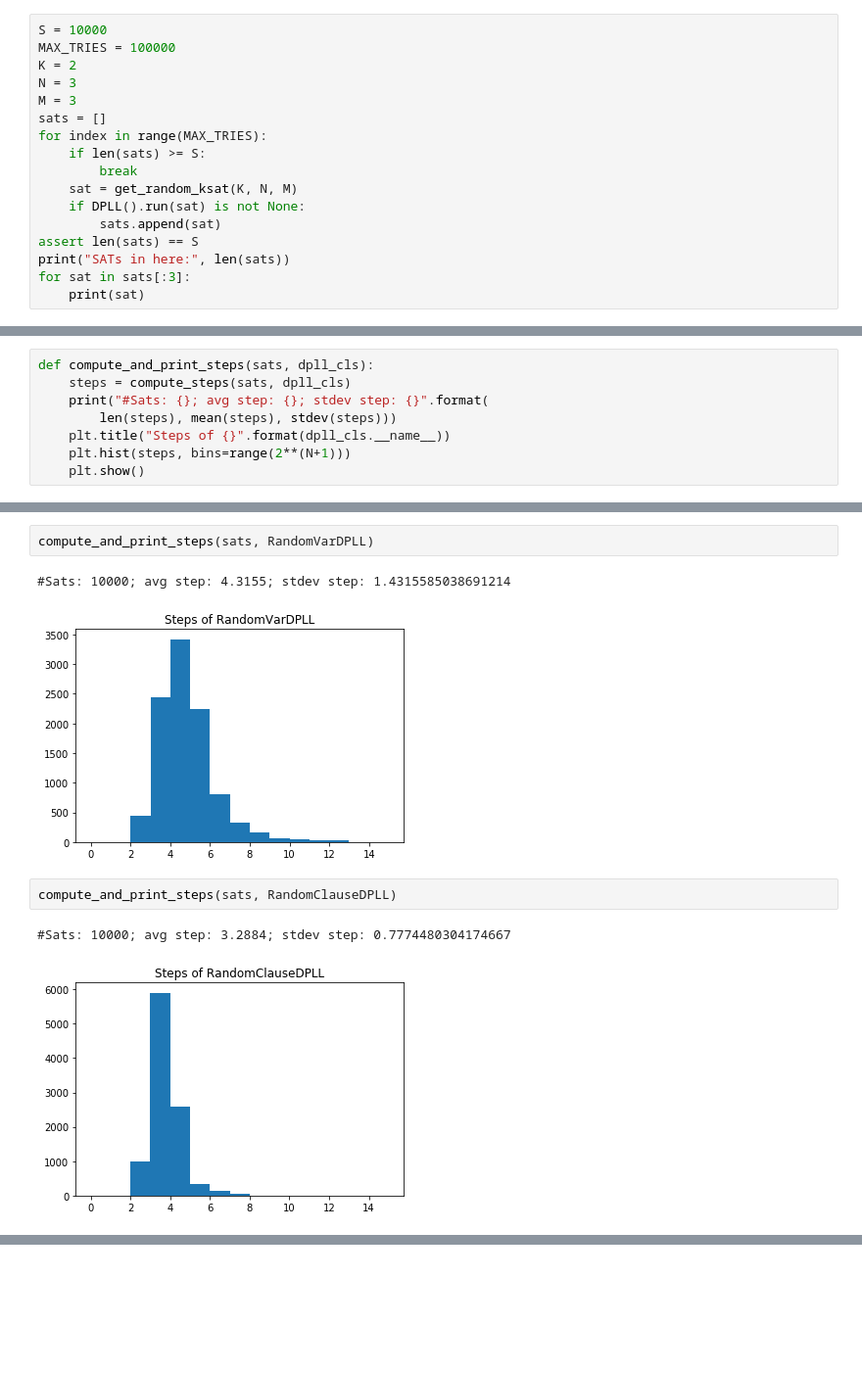
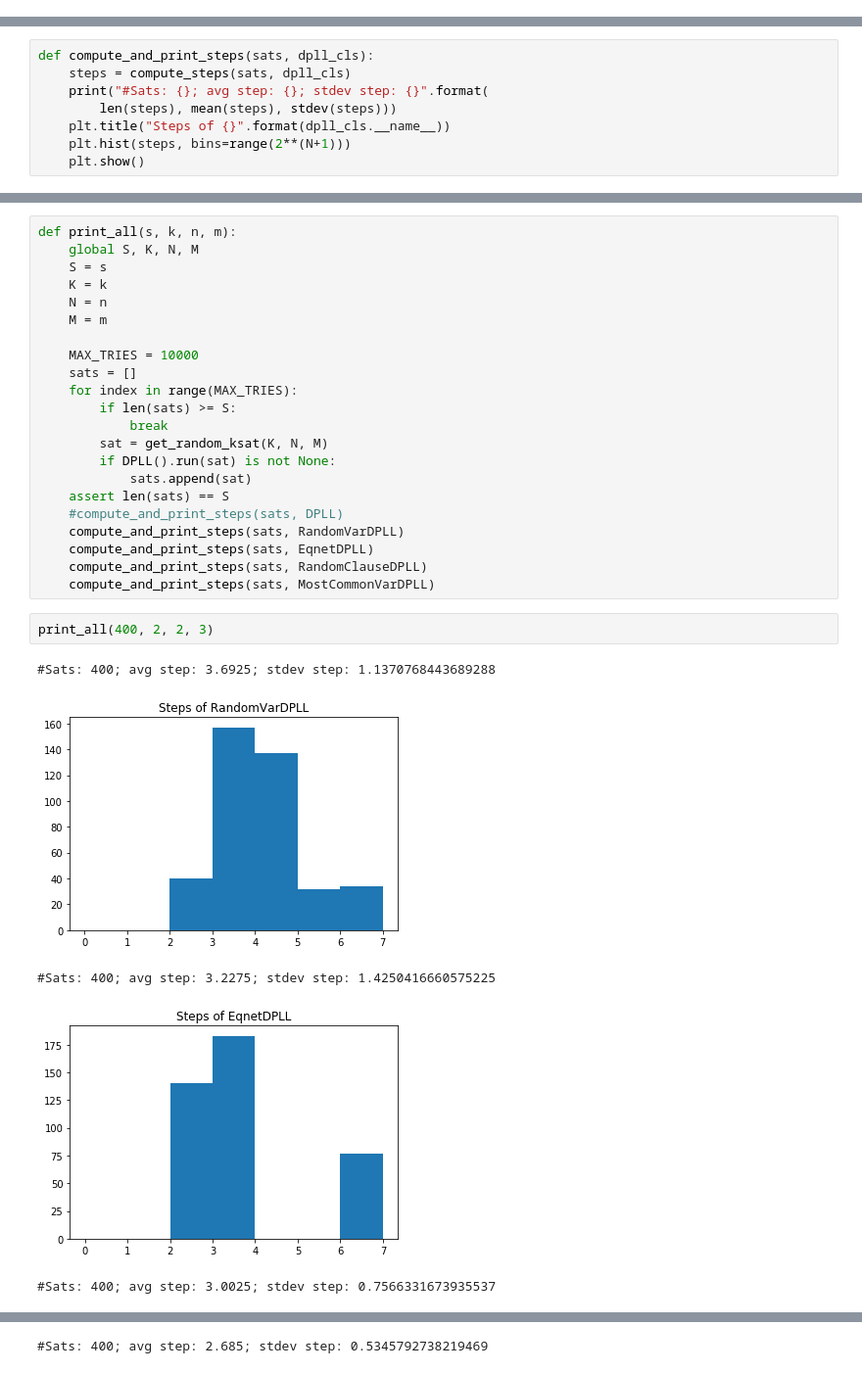
Before and after one commit to mluszczyk/sat-notebooks, a Jupyter notebook: dpll with eqnet etc.ipynb, the cells around one changed output, grey strips where cells are left out. Shown at 98% size. Drawn from its saved outputs; the diff is of its cells as text; blank space fills up the shorter version.

Commit message:
Added DPLL of eqnet and its comparisons to benchmarks

```diff
--- a/dpll with eqnet etc.ipynb
+++ b/dpll with eqnet etc.ipynb
@@ -13,20 +17,3 @@ def compute_steps(sats, dpll_cls):
         assert res is not None
         steps.append(dpll.number_of_runs)
     return steps
-# %%
-S = 10000
-MAX_TRIES = 100000
-K = 2
-N = 3
-M = 3
-sats = []
-for index in range(MAX_TRIES):
-    if len(sats) >= S:
-        break
-    sat = get_random_ksat(K, N, M)
-    if DPLL().run(sat) is not None:
-        sats.append(sat)
-assert len(sats) == S
-print("SATs in here:", len(sats))
-for sat in sats[:3]:
-    print(sat)
@@ -51,10 +28,30 @@ compute_and_print_steps(sats, DPLL)
-# %%
-compute_and_print_steps(sats, RandomVarDPLL)
-# %% [output]
-#Sats: 10000; avg step: 4.3155; stdev step: 1.4315585038691214
-[figure, removed]
-# %%
-compute_and_print_steps(sats, RandomClauseDPLL)
-# %% [output]
-#Sats: 10000; avg step: 3.2884; stdev step: 0.7774480304174667
-[figure, removed]
+# %%
+def print_all(s, k, n, m):
+    global S, K, N, M
+    S = s
+    K = k
+    N = n
+    M = m
+
+    MAX_TRIES = 10000
+    sats = []
+    for index in range(MAX_TRIES):
+        if len(sats) >= S:
+            break
+        sat = get_random_ksat(K, N, M)
+        if DPLL().run(sat) is not None:
+            sats.append(sat)
+    assert len(sats) == S
+    #compute_and_print_steps(sats, DPLL)
+    compute_and_print_steps(sats, RandomVarDPLL)
+    compute_and_print_steps(sats, EqnetDPLL)
+    compute_and_print_steps(sats, RandomClauseDPLL)
+    compute_and_print_steps(sats, MostCommonVarDPLL)
+# %%
+print_all(400, 2, 2, 3)
+# %% [output]
+#Sats: 400; avg step: 3.6925; stdev step: 1.1370768443689288
+[figure, added]
+#Sats: 400; avg step: 3.2275; stdev step: 1.4250416660575225
+[figure, added]
+#Sats: 400; avg step: 3.0025; stdev step: 0.7566331673935537
@@ -60,0 +59 @@ compute_and_print_steps(sats, RandomClauseDPLL)
+#Sats: 400; avg step: 2.685; stdev step: 0.5345792738219469
```
Also changed, not shown: parts of 7 cells of this notebook, 3 other files.
